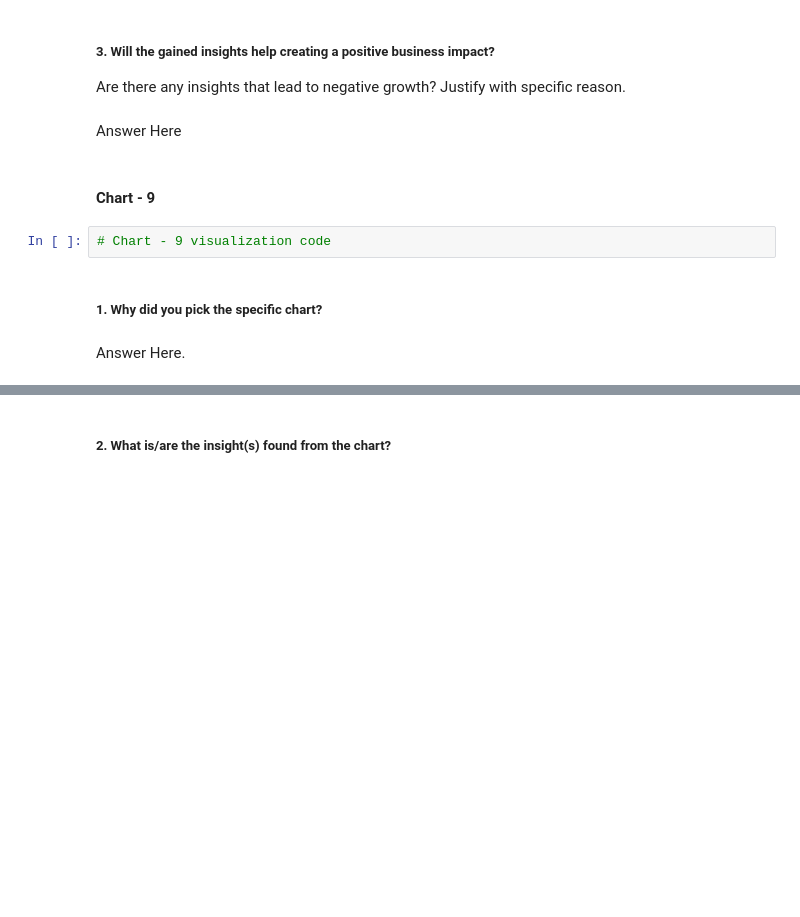
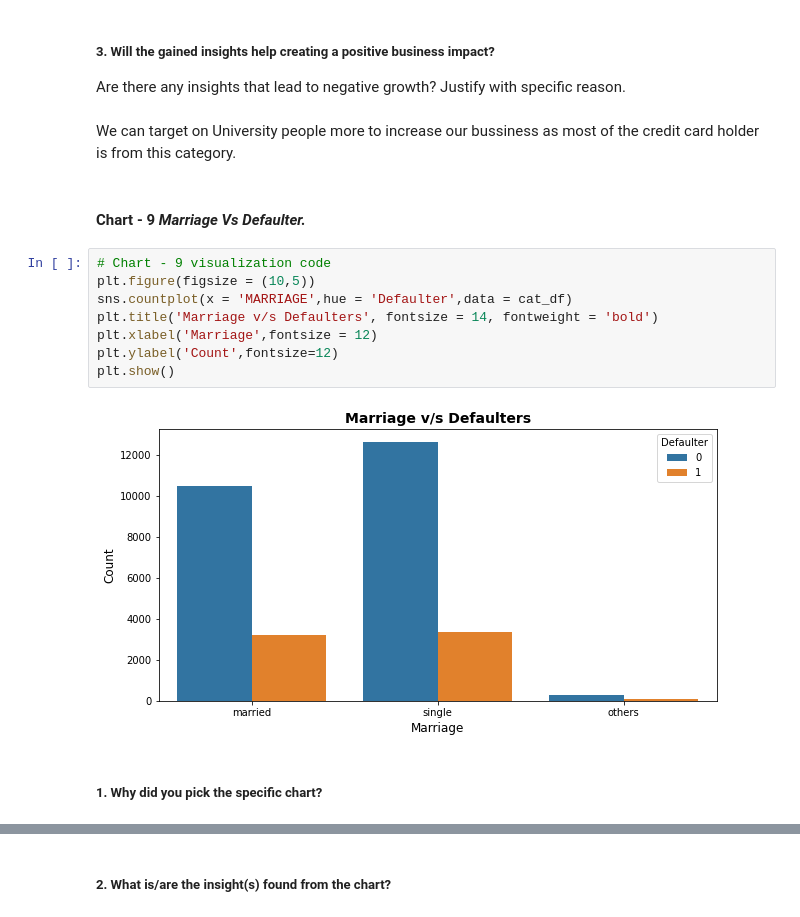
Before and after one commit to Kaushaljha488/Credit-Card-Default-Prediction, a Jupyter notebook: Kaushal_Credit_Card_Default_Prediction_.ipynb, the cells around one changed output, grey strips where cells are left out. Saved outputs shown, nothing was run; the diff lists cells and outputs as text; blank space fills up the shorter version.

```diff
--- a/Kaushal_Credit_Card_Default_Prediction_.ipynb
+++ b/Kaushal_Credit_Card_Default_Prediction_.ipynb
@@ -631,13 +631,19 @@ As maximum number of credit card holder is from unversity and from above graph i
 # %% [markdown]
 ##### 3. Will the gained insights help creating a positive business impact?
 Are there any insights that lead to negative growth? Justify with specific reason.
-# %% [markdown]
-Answer Here
+# %% [markdown]
+We can target on University people more to increase our bussiness as most of the credit card holder is from this category.
 # %% [markdown]
-#### Chart - 9
+#### Chart - 9  ***Marriage Vs Defaulter.***
-# %%
-# Chart - 9 visualization code
+# %%
+# Chart - 9 visualization code
+plt.figure(figsize = (10,5))
+sns.countplot(x = 'MARRIAGE',hue = 'Defaulter',data = cat_df)
+plt.title('Marriage v/s Defaulters', fontsize = 14, fontweight = 'bold')
+plt.xlabel('Marriage',fontsize = 12)
+plt.ylabel('Count',fontsize=12)
+plt.show()
+# %% [output]
+[figure, added]
 # %% [markdown]
 ##### 1. Why did you pick the specific chart?
-# %% [markdown]
-Answer Here.
```
Also changed, not shown: parts of 38 cells of this notebook.
